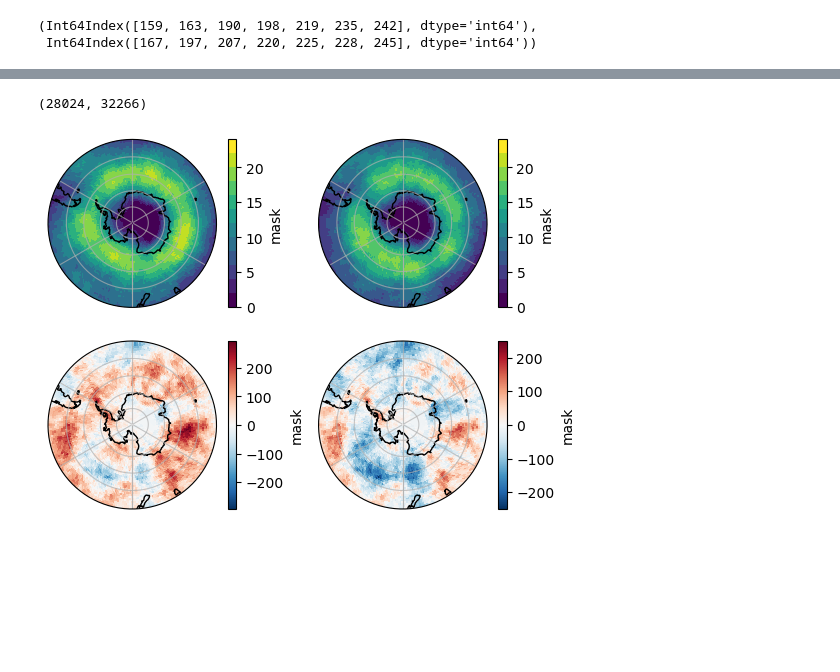
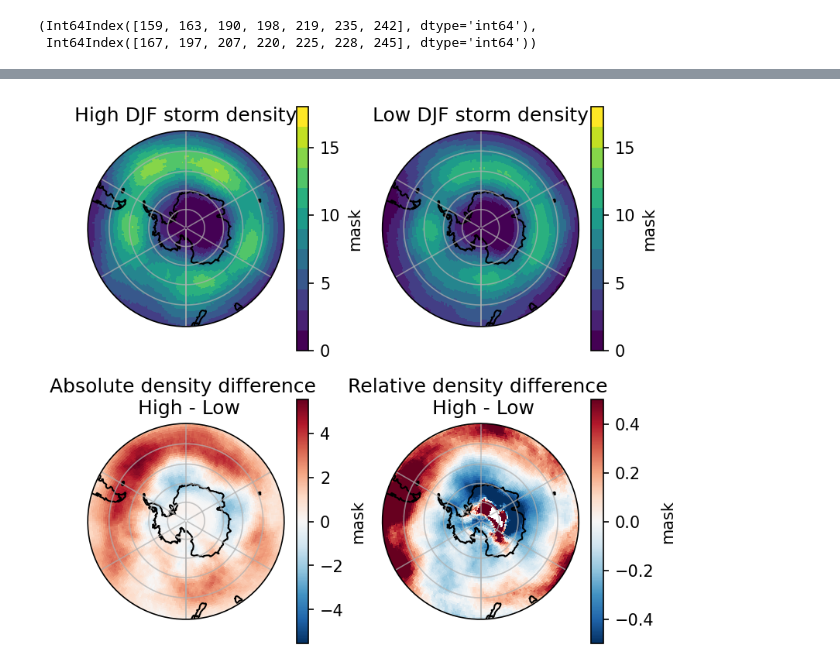
Before and after one commit to keturner8/stormtrack_variability, a Jupyter notebook: notebooks/storm_center_variability_CM4.ipynb, the cells around one changed output, grey strips where cells are left out. Cells and saved outputs as stored; diff of their text form; code cells hidden in the pictures; blank space fills up the shorter version.

Commit message:
update figures for composites and storm activity

```diff
--- a/notebooks/storm_center_variability_CM4.ipynb
+++ b/notebooks/storm_center_variability_CM4.ipynb
@@ -242,4 +165,0 @@ year_counts_winter.sort_values()[:7].mean()
-# %%
-year_counts_summer[1:-1].sort_values()[:7].sum(), year_counts_summer[1:-1].sort_values()[-7:].sum()
-# %% [output]
-(28024, 32266)
@@ -250,33 +166,61 @@ da = ds_mask.resample(time='QS-DEC').sum()
+# %%
+ds_mask = xr.open_mfdataset('/work/Katherine.Turner/tempest-extremes/odiv-251/comp_wind/v_ref_masked*.nc', use_cftime=True)
+da = ds_mask.resample(time='QS-DEC').sum()
 # %%
-winter_months = 6
-summer_months_p1 = [10,11,12]
-summer_months_p2 = [1,2,3]
+winter_months = [6, 7, 8]
+summer_months_p1 = [12]
+summer_months_p2 = [1,2]
 
-idx_hi_mask = (ds_mask.time.dt.year.isin(high_years-1) & ds_mask.time.dt.month.isin(summer_months_p1)) | (ds_mask.time.dt.year.isin(high_years) & ds_mask.time.dt.month.isin(summer_months_p2))
-idx_low_mask = (ds_mask.time.dt.year.isin(low_years-1) & ds_mask.time.dt.month.isin(summer_months_p1)) | (ds_mask.time.dt.year.isin(low_years) & ds_mask.time.dt.month.isin(summer_months_p2))
+idx_hi_summ = (ds_mask.time.dt.year.isin(high_years_summ) & ds_mask.time.dt.month.isin(summer_months_p1)) | (ds_mask.time.dt.year.isin(high_years_summ+1) & ds_mask.time.dt.month.isin(summer_months_p2))
+idx_low_summ = (ds_mask.time.dt.year.isin(low_years_summ) & ds_mask.time.dt.month.isin(summer_months_p1)) | (ds_mask.time.dt.year.isin(low_years_summ+1) & ds_mask.time.dt.month.isin(summer_months_p2))
+
+idx_hi_wint = (ds_mask.time.dt.year.isin(high_years_wint) & ds_mask.time.dt.month.isin(winter_months))
+idx_low_wint = (ds_mask.time.dt.year.isin(low_years_wint) & ds_mask.time.dt.month.isin(winter_months))
 # %%
-fig, axs = plt.subplots(nrows=2, ncols=2,
+## Summer month storm activity
+
+fig, axs = plt.subplots(nrows=2, ncols=2, figsize=(6,6), dpi=150,
                        subplot_kw={'projection': ccrs.SouthPolarStereo()})
 axs=axs.flatten()
 
 
-(1/(6*7) * ds_mask.mask[idx_hi_mask,:,:].sum(dim='time')).plot(ax=axs[0], transform=ccrs.PlateCarree(),
-                                                               vmax=24, extend='neither',
-                                                               cmap=plt.get_cmap('viridis', 12))
-(1/(6*7) * ds_mask.mask[idx_low_mask,:,:].sum(dim='time')).plot(ax=axs[1], transform=ccrs.PlateCarree(),
-                                                               vmax=24, extend='neither',
+(1/(3*7*4) * ds_mask.mask[idx_hi_summ,:,:].sum(dim='time')).plot(ax=axs[0],
+                                                               x='lon', y='lat',
+                                                               transform=ccrs.PlateCarree(),
+                                                               vmax=18, extend='neither',
                                                                cmap=plt.get_cmap('viridis', 12))
 
-(ds_mask.mask[idx_hi_mask,:,:].sum(dim='time') -
- ds_mask.mask[idx_low_mask,:,:].sum(dim='time')).plot(ax=axs[2], transform=ccrs.PlateCarree())
+axs[0].set_title('High DJF storm density')
 
-(28024/32266 * ds_mask.mask[idx_hi_mask,:,:].sum(dim='time') -
- ds_mask.mask[idx_low_mask,:,:].sum(dim='time')).plot(ax=axs[3], transform=ccrs.PlateCarree())
+(1/(3*7*4) * ds_mask.mask[idx_low_summ,:,:].sum(dim='time')).plot(ax=axs[1],
+                                                                x='lon', y='lat',
+                                                                transform=ccrs.PlateCarree(),
+                                                               vmax=18, extend='neither',
+                                                               cmap=plt.get_cmap('viridis', 12))
+
+axs[1].set_title('Low DJF storm density')
+
+(1/(3*7*4) * (ds_mask.mask[idx_hi_summ,:,:].sum(dim='time') -
+ ds_mask.mask[idx_low_summ,:,:].sum(dim='time'))).plot(ax=axs[2],
+                                                      x='lon', y='lat',
+                                                      transform=ccrs.PlateCarree())
+
+axs[2].set_title('Absolute density difference \n High - Low')
+
+((1/(2350*4) * ds_mask.mask[idx_hi_summ,:,:].sum(dim='time') -
+ 1/(1905*4) * ds_mask.mask[idx_low_summ,:,:].sum(dim='time')) /
+ (1/(1905*4) * ds_mask.mask[idx_low_summ,:,:].sum(dim='time'))).plot(ax=axs[3],
+                                                                  x='lon', y='lat', extend='neither',
+                                                                  vmin=-.5, vmax=.5, cmap='RdBu_r',
+                                                                  transform=ccrs.PlateCarree())
+axs[3].set_title('Relative density difference \n High - Low')
 
 for i in range(4):
     axs[i].set_extent([-180, 180, -90, -40], ccrs.PlateCarree())
     axs[i].gridlines(alpha=0.7)
     axs[i].set_boundary(circle, transform=axs[i].transAxes)
     axs[i].coastlines()
+
+plt.savefig(f"{out_path_fig}storm_activity_djf_CM4.png", format='png', dpi=100)
 # %% [output]
-[figure, old version]
+[figure, new version]
```
Also changed, not shown: parts of 17 cells of this notebook, 20 other files.
